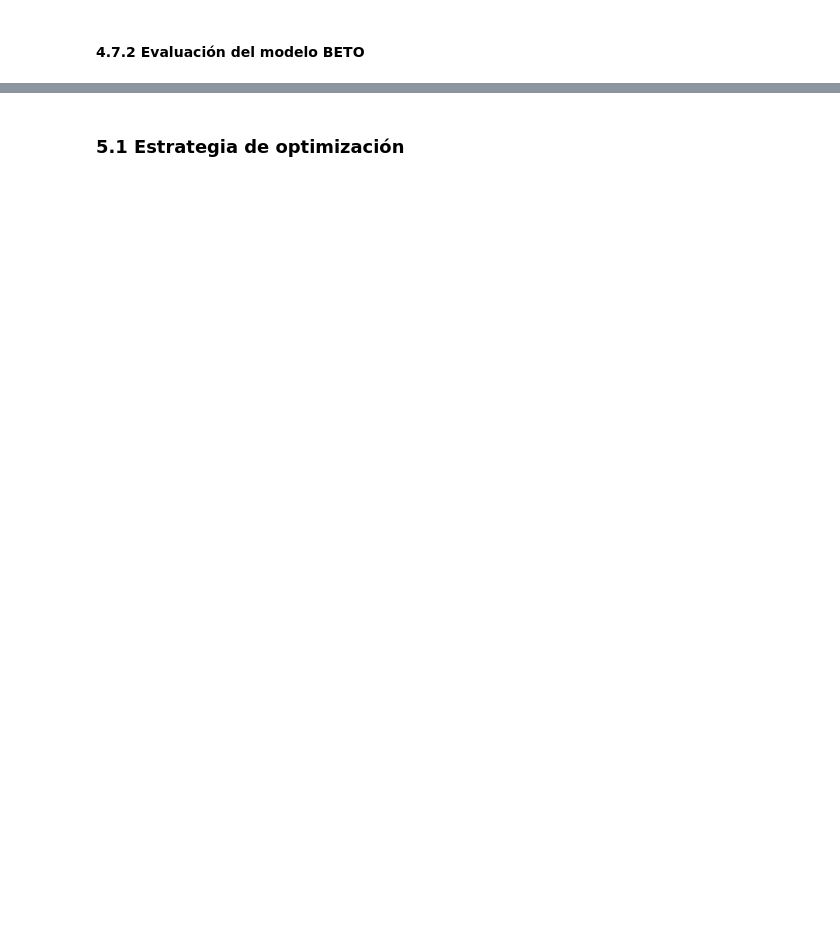
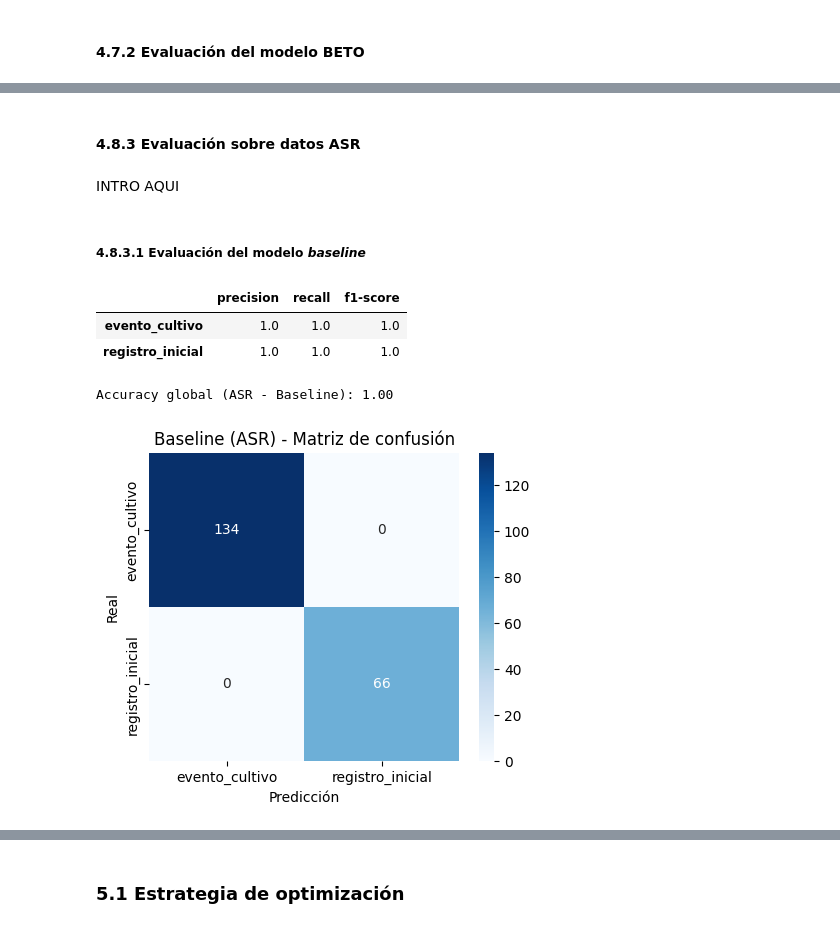
Before and after one commit to JMPinillos/agri-voice-ai, a Jupyter notebook: notebooks/03_nlp_modeling/nlp_modeling.ipynb, the cells around one changed output, grey strips where cells are left out. Cells and saved outputs as stored; diff of their text form; code cells hidden in the pictures; blank space fills up the shorter version.

```diff
--- a/notebooks/03_nlp_modeling/nlp_modeling.ipynb
+++ b/notebooks/03_nlp_modeling/nlp_modeling.ipynb
@@ -582,0 +824,18 @@ plt.show()
+# %%
+# ---------------------------
+# Inferencia con modelo baseline
+# ---------------------------
+
+# Predicción con TF-IDF + Regresión logística
+y_pred_asr_baseline = model_baseline.predict(X_asr_tfidf)
+
+
+# ---------------------------
+# Inferencia con modelo BETO
+# ---------------------------
+
+# Predicción con modelo BETO
+predictions_asr = trainer.predict(asr_dataset)
+
+# Conversión de logits a clases
+y_pred_asr_beto = predictions_asr.predictions.argmax(axis=1)
@@ -582,0 +844,43 @@ plt.show()
+# %% [markdown]
+#### 4.8.3 Evaluación sobre datos ASR
+# %% [markdown]
+INTRO AQUI
+# %% [markdown]
+##### 4.8.3.1 Evaluación del modelo *baseline*
+# %%
+# Reporte baseline ASR
+report_asr_baseline = classification_report(
+    y_real_labels, y_pred_asr_baseline,
+    target_names=label_encoder.classes_,
+    output_dict=True,
+    zero_division=0
+)
+
+df_metrics_asr_baseline = pd.DataFrame(report_asr_baseline).transpose().iloc[:-3, :-1]
+accuracy_asr_baseline = report_asr_baseline["accuracy"]
+
+display(df_metrics_asr_baseline)
+print(f"\nAccuracy global (ASR - Baseline): {accuracy_asr_baseline:.2f}")
+
+# Matriz de confusión
+cm_asr_baseline = confusion_matrix(y_real_labels, y_pred_asr_baseline)
+
+plt.figure(figsize=(5,4))
+sns.heatmap(
+    cm_asr_baseline,
+    annot=True,
+    fmt="d",
+    cmap="Blues",
+    xticklabels=label_encoder.classes_,
+    yticklabels=label_encoder.classes_
+)
+plt.title("Baseline (ASR) - Matriz de confusión")
+plt.xlabel("Predicción")
+plt.ylabel("Real")
+plt.show()
+# %% [output]
+|  | precision | recall | f1-score |
+| evento_cultivo | 1.0 | 1.0 | 1.0 |
+| registro_inicial | 1.0 | 1.0 | 1.0 |
+Accuracy global (ASR - Baseline): 1.00
+[figure, added]
```
Also changed, not shown: parts of 118 cells of this notebook, 4 other files.
